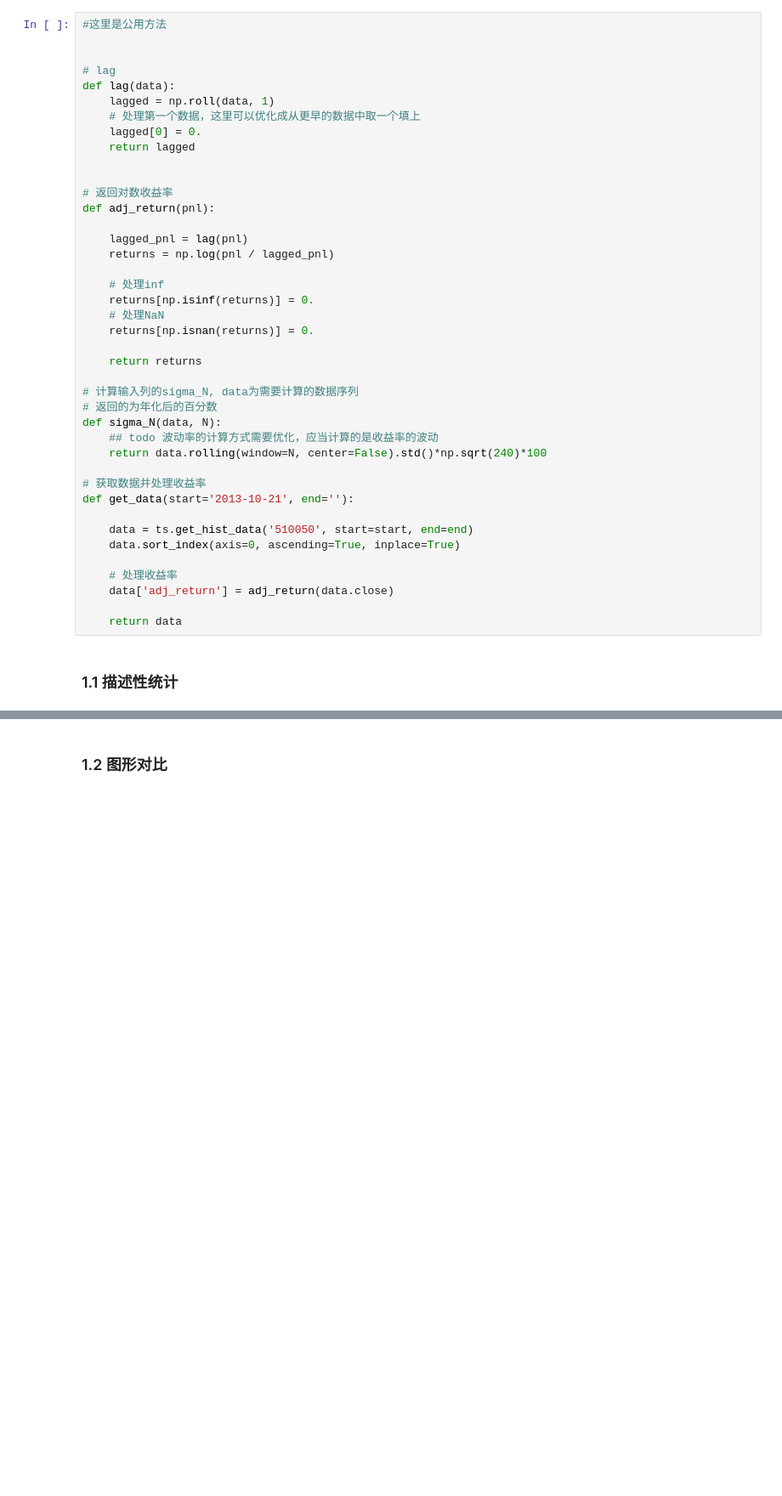
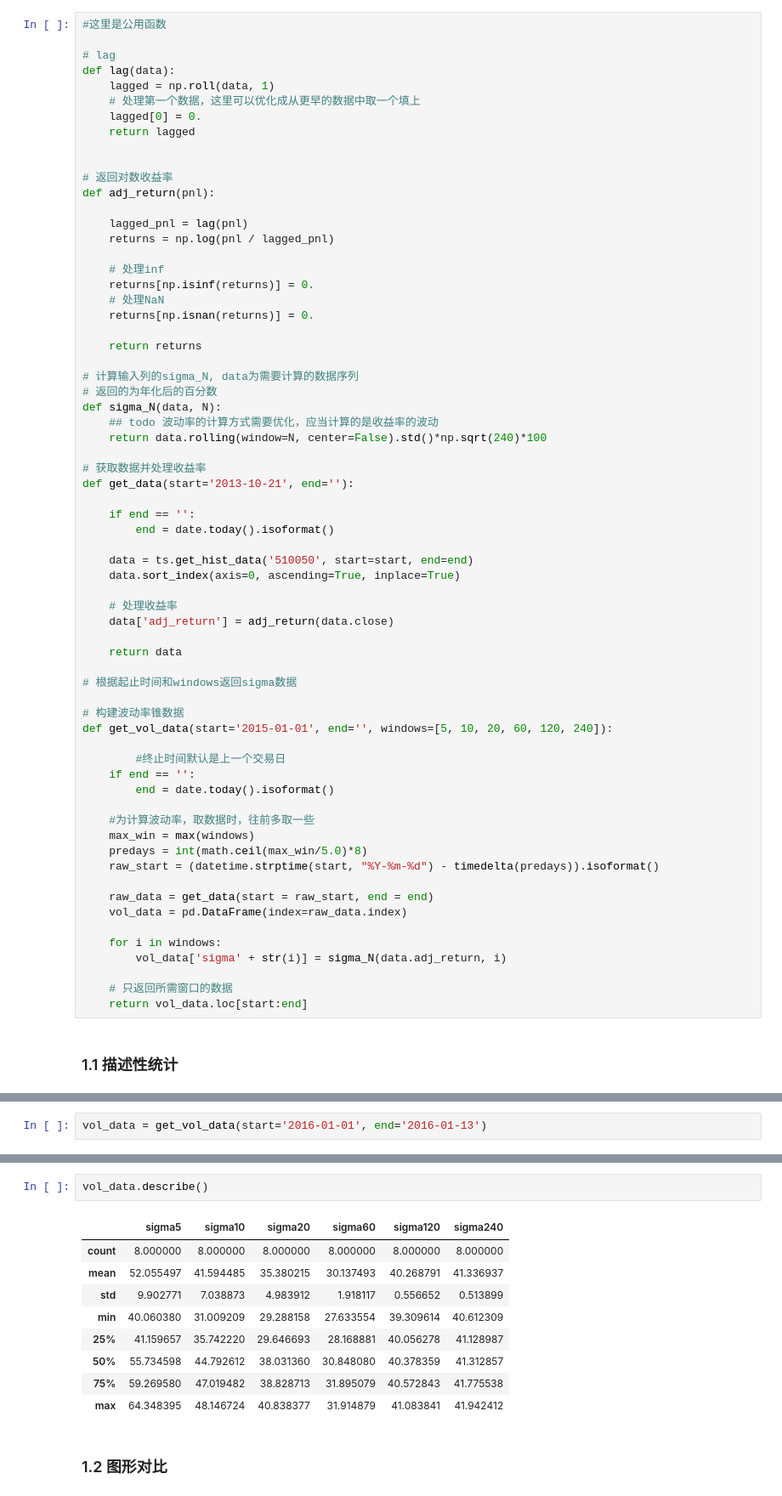
Before and after one commit to onthedesk/research, a Jupyter notebook: 50etf.ipynb, the cells around one changed output, grey strips where cells are left out. Shown at 85% size. Cells and saved outputs as stored; diff of their text form; blank space fills up the shorter version.

```diff
--- a/50etf.ipynb
+++ b/50etf.ipynb
@@ -30,8 +30,7 @@ $$ \sigma = \sqrt{\frac{1}{N} \sum_{i=1}^{N}(X_i - \bar{X})^2 } * \sqrt{240} $$
 
 为了将方差以年化的形式表示，我们需要在原方差的基础上乘以年化因子，也就是这一年的交易周期——例如，我们使用日数据是，年化因子就是$\sqrt{240}$，因为这是一年的交易天数。
 # %%
-#这里是公用方法
-
+#这里是公用函数
 
 # lag
 def lag(data):
@@ -63,6 +62,9 @@ def sigma_N(data, N):
 # 获取数据并处理收益率
 def get_data(start='2013-10-21', end=''):
 
+    if end == '':
+        end = date.today().isoformat()
+
     data = ts.get_hist_data('510050', start=start, end=end)
     data.sort_index(axis=0, ascending=True, inplace=True)
 
@@ -70,6 +72,29 @@ def get_data(start='2013-10-21', end=''):
     data['adj_return'] = adj_return(data.close)
 
     return data
+
+# 根据起止时间和windows返回sigma数据
+
+# 构建波动率锥数据
+def get_vol_data(start='2015-01-01', end='', windows=[5, 10, 20, 60, 120, 240]):
+
+        #终止时间默认是上一个交易日
+    if end == '':
+        end = date.today().isoformat()
+
+    #为计算波动率，取数据时，往前多取一些
+    max_win = max(windows)
+    predays = int(math.ceil(max_win/5.0)*8)
+    raw_start = (datetime.strptime(start, "%Y-%m-%d") - timedelta(predays)).isoformat()
+
+    raw_data = get_data(start = raw_start, end = end)
+    vol_data = pd.DataFrame(index=raw_data.index)
+
+    for i in windows:
+        vol_data['sigma' + str(i)] = sigma_N(data.adj_return, i)
+
+    # 只返回所需窗口的数据
+    return vol_data.loc[start:end]
 # %% [markdown]
 ### 1.1 描述性统计
 # %%
@@ -76,0 +116,2 @@ def get_data(start='2013-10-21', end=''):
+# %%
+vol_data = get_vol_data(start='2016-01-01', end='2016-01-13')
@@ -77,3 +128,15 @@ def get_data(start='2013-10-21', end=''):
+# %%
+vol_data.describe()
+# %% [output]
+|  | sigma5 | sigma10 | sigma20 | sigma60 | sigma120 | sigma240 |
+| count | 8.000000 | 8.000000 | 8.000000 | 8.000000 | 8.000000 | 8.000000 |
+| mean | 52.055497 | 41.594485 | 35.380215 | 30.137493 | 40.268791 | 41.336937 |
+| std | 9.902771 | 7.038873 | 4.983912 | 1.918117 | 0.556652 | 0.513899 |
+| min | 40.060380 | 31.009209 | 29.288158 | 27.633554 | 39.309614 | 40.612309 |
+| 25% | 41.159657 | 35.742220 | 29.646693 | 28.168881 | 40.056278 | 41.128987 |
+| 50% | 55.734598 | 44.792612 | 38.031360 | 30.848080 | 40.378359 | 41.312857 |
+| 75% | 59.269580 | 47.019482 | 38.828713 | 31.895079 | 40.572843 | 41.775538 |
+| max | 64.348395 | 48.146724 | 40.838377 | 31.914879 | 41.083841 | 41.942412 |
 # %% [markdown]
 ### 1.2 图形对比
 # %%
```
Also changed, not shown: parts of 10 cells of this notebook.
